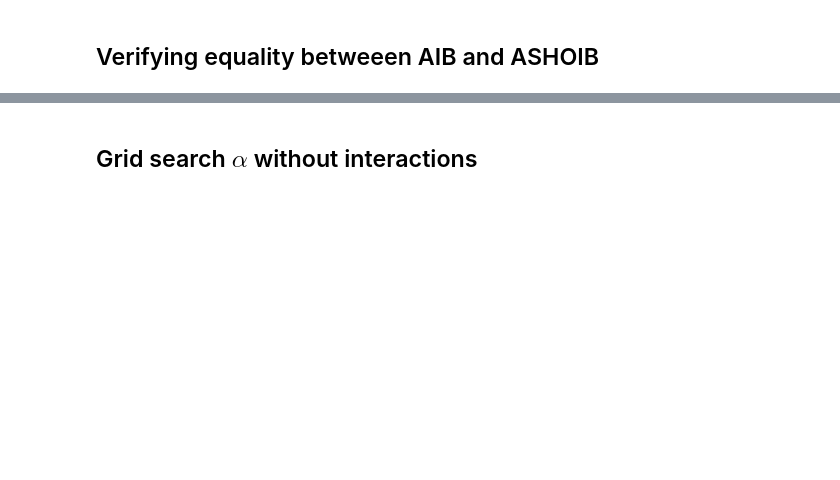
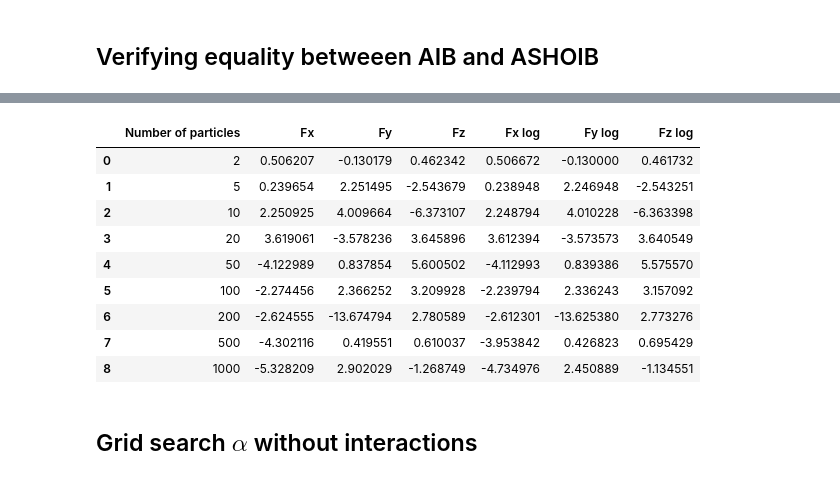
Before and after one commit to nicolossus/FYS4411-Project1, a Jupyter notebook: notebooks/Interactions_analysis.ipynb, the cells around one changed output, grey strips where cells are left out. Saved outputs shown, nothing was run; the diff lists cells and outputs as text; code cells hidden in the pictures; blank space fills up the shorter version.

```diff
--- a/notebooks/Interactions_analysis.ipynb
+++ b/notebooks/Interactions_analysis.ipynb
@@ -66,3 +22,24 @@ pd.options.display.float_format= '{e:.5f}'.format
+# %%
+pd.set_option('display.max_columns', 50)
+#pd.options.display.float_format= '{e:.5f}'.format
+# Set plot style
+sns.set(context="paper", style='darkgrid', rc={"axes.facecolor": "0.96"})
+
+fontsize = "large"
+
+params = {"font.family": "serif",
+          "font.sans-serif": ["Computer Modern"],
+          "axes.labelsize": fontsize,
+          #"font.size": fontsize,
+          "legend.fontsize": fontsize,
+          "xtick.labelsize": fontsize,
+          "ytick.labelsize": fontsize,
+          "legend.handlelength": 2
+         }
+
+
+plt.rcParams.update(params)
+plt.rc('text', usetex=True)
 # %%
 def exact_energy(N, dim, omega):
     return (omega * dim * N) / 2
@@ -196,3 +207,16 @@ ValueError: Unknown format code 'f' for object of type 'str'
+# %%
+pd.DataFrame.from_dict(drift_dict)
+# %% [output]
+|  | Number of particles | Fx | Fy | Fz | Fx log | Fy log | Fz log |
+| 0 | 2 | 0.506207 | -0.130179 | 0.462342 | 0.506672 | -0.130000 | 0.461732 |
+| 1 | 5 | 0.239654 | 2.251495 | -2.543679 | 0.238948 | 2.246948 | -2.543251 |
+| 2 | 10 | 2.250925 | 4.009664 | -6.373107 | 2.248794 | 4.010228 | -6.363398 |
+| 3 | 20 | 3.619061 | -3.578236 | 3.645896 | 3.612394 | -3.573573 | 3.640549 |
+| 4 | 50 | -4.122989 | 0.837854 | 5.600502 | -4.112993 | 0.839386 | 5.575570 |
+| 5 | 100 | -2.274456 | 2.366252 | 3.209928 | -2.239794 | 2.336243 | 3.157092 |
+| 6 | 200 | -2.624555 | -13.674794 | 2.780589 | -2.612301 | -13.625380 | 2.773276 |
+| 7 | 500 | -4.302116 | 0.419551 | 0.610037 | -3.953842 | 0.426823 | 0.695429 |
+| 8 | 1000 | -5.328209 | 2.902029 | -1.268749 | -4.734976 | 2.450889 | -1.134551 |
 # %% [markdown]
 ## Grid search $\alpha$ without interactions
 # %%
```
Also changed, not shown: parts of 20 cells of this notebook, 1 other file.
